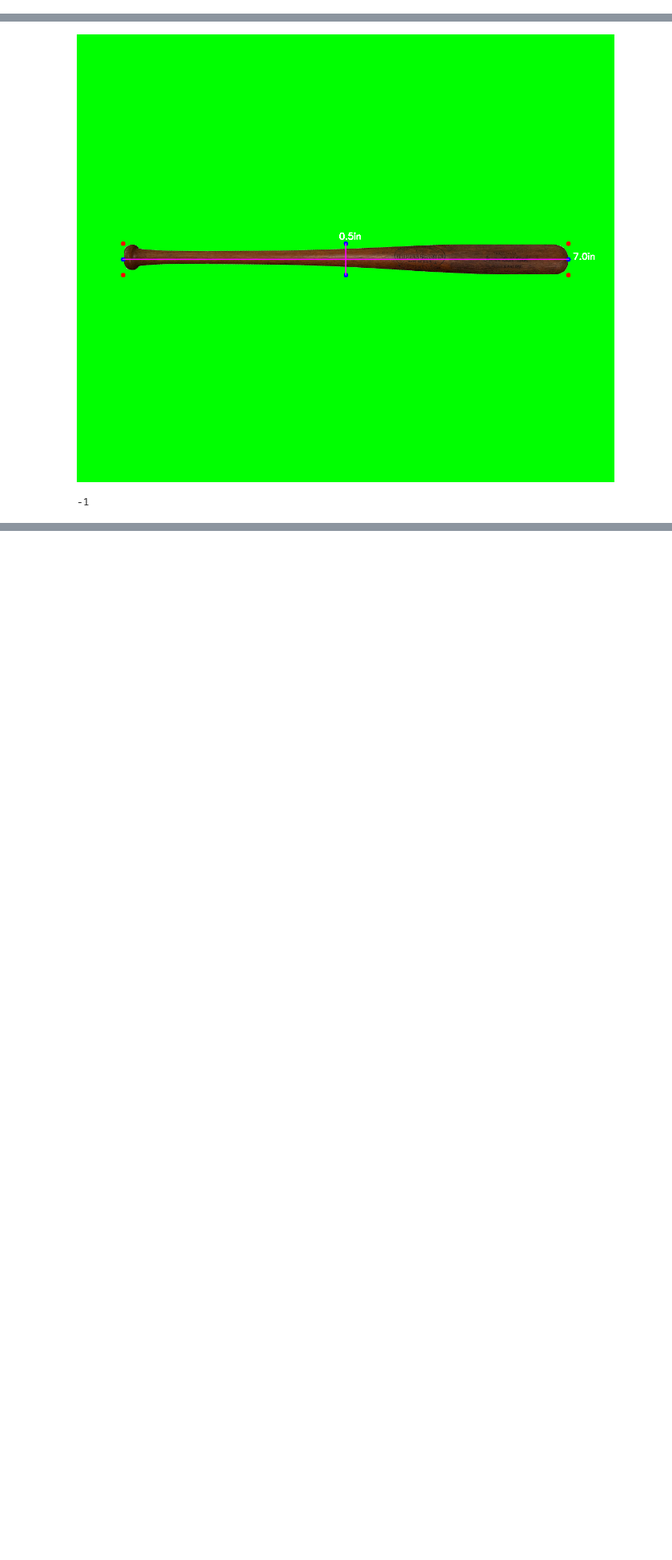
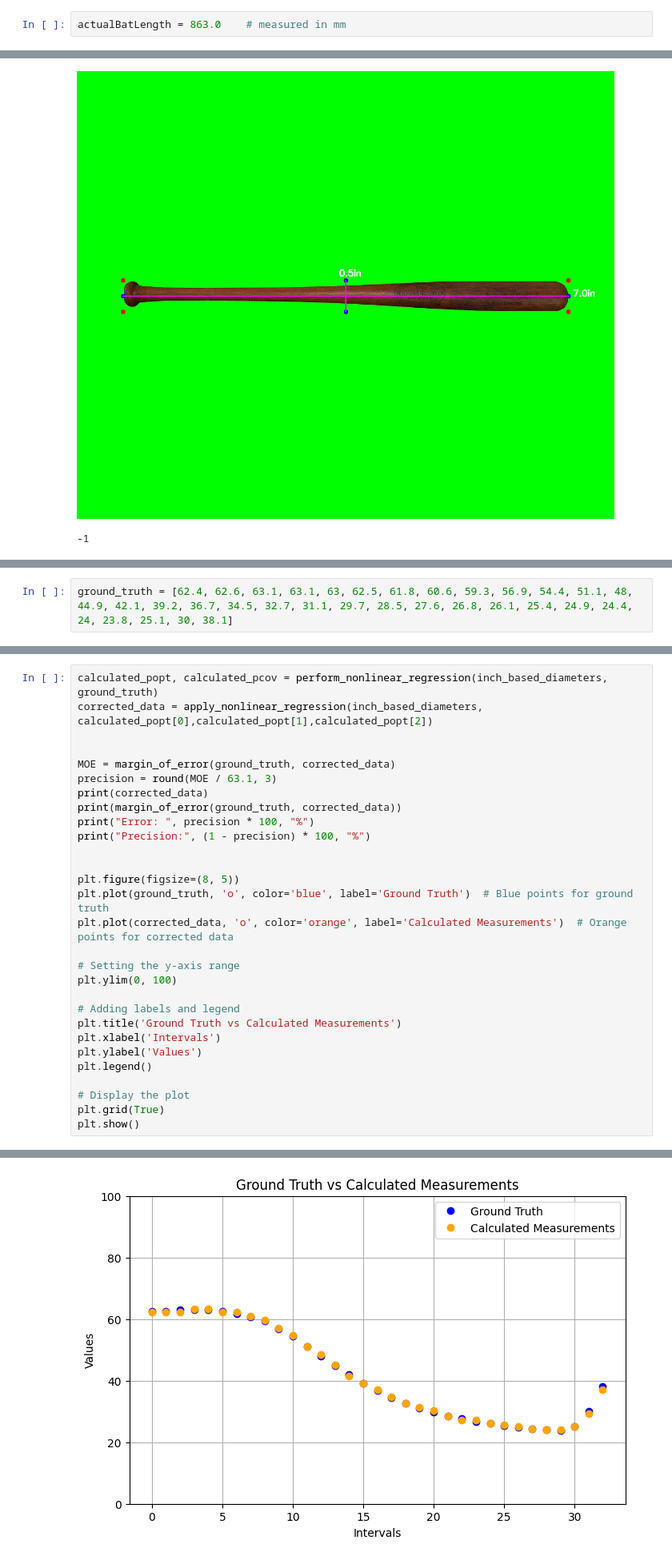
Before and after one commit to KevinWuWorld/BaltimoreOrioles3DCV, a Jupyter notebook: bat_dimension.ipynb, the cells around one changed output, grey strips where cells are left out. Shown at 80% size. Cells and saved outputs as stored; diff of their text form; blank space fills up the shorter version.

```diff
--- a/bat_dimension.ipynb
+++ b/bat_dimension.ipynb
@@ -18,2 +39,4 @@ dir = os.getcwd()
+# %%
+actualBatLength = 863.0    # measured in mm
 # %% [markdown]
 # Camera Calibration
@@ -612,0 +705,2 @@ cv2.waitKey(0)
+# %%
+ground_truth = [62.4, 62.6, 63.1, 63.1, 63, 62.5, 61.8, 60.6, 59.3, 56.9, 54.4, 51.1, 48, 44.9, 42.1, 39.2, 36.7, 34.5, 32.7, 31.1, 29.7, 28.5, 27.6, 26.8, 26.1, 25.4, 24.9, 24.4, 24, 23.8, 25.1, 30, 38.1]
@@ -612,0 +846,30 @@ cv2.waitKey(0)
+# %%
+calculated_popt, calculated_pcov = perform_nonlinear_regression(inch_based_diameters, ground_truth)
+corrected_data = apply_nonlinear_regression(inch_based_diameters, calculated_popt[0],calculated_popt[1],calculated_popt[2])
+
+
+MOE = margin_of_error(ground_truth, corrected_data)
+precision = round(MOE / 63.1, 3)
+print(corrected_data)
+print(margin_of_error(ground_truth, corrected_data))
+print("Error: ", precision * 100, "%")
+print("Precision:", (1 - precision) * 100, "%")
+
+
+plt.figure(figsize=(8, 5))
+plt.plot(ground_truth, 'o', color='blue', label='Ground Truth')  # Blue points for ground truth
+plt.plot(corrected_data, 'o', color='orange', label='Calculated Measurements')  # Orange points for corrected data
+
+# Setting the y-axis range
+plt.ylim(0, 100)
+
+# Adding labels and legend
+plt.title('Ground Truth vs Calculated Measurements')
+plt.xlabel('Intervals')
+plt.ylabel('Values')
+plt.legend()
+
+# Display the plot
+plt.grid(True)
+plt.show()
+# %% [output]
@@ -612,0 +889 @@ cv2.waitKey(0)
+[figure, added]
```
Also changed, not shown: parts of 19 cells of this notebook.
